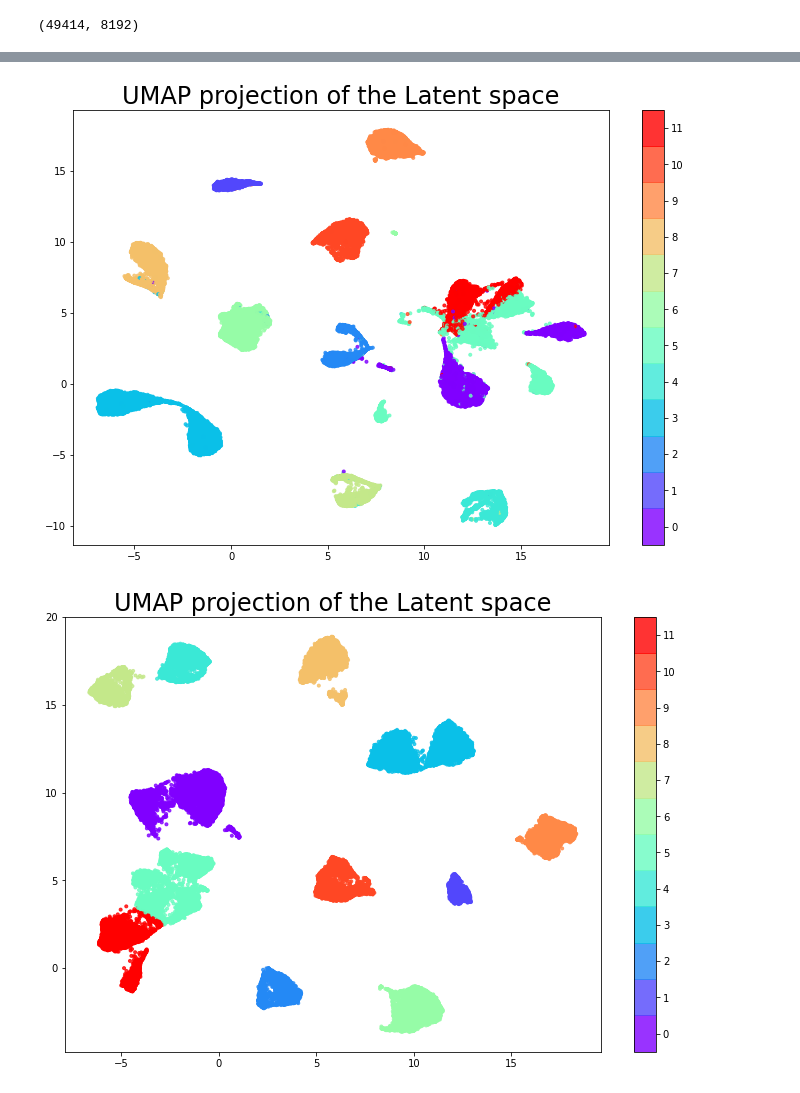
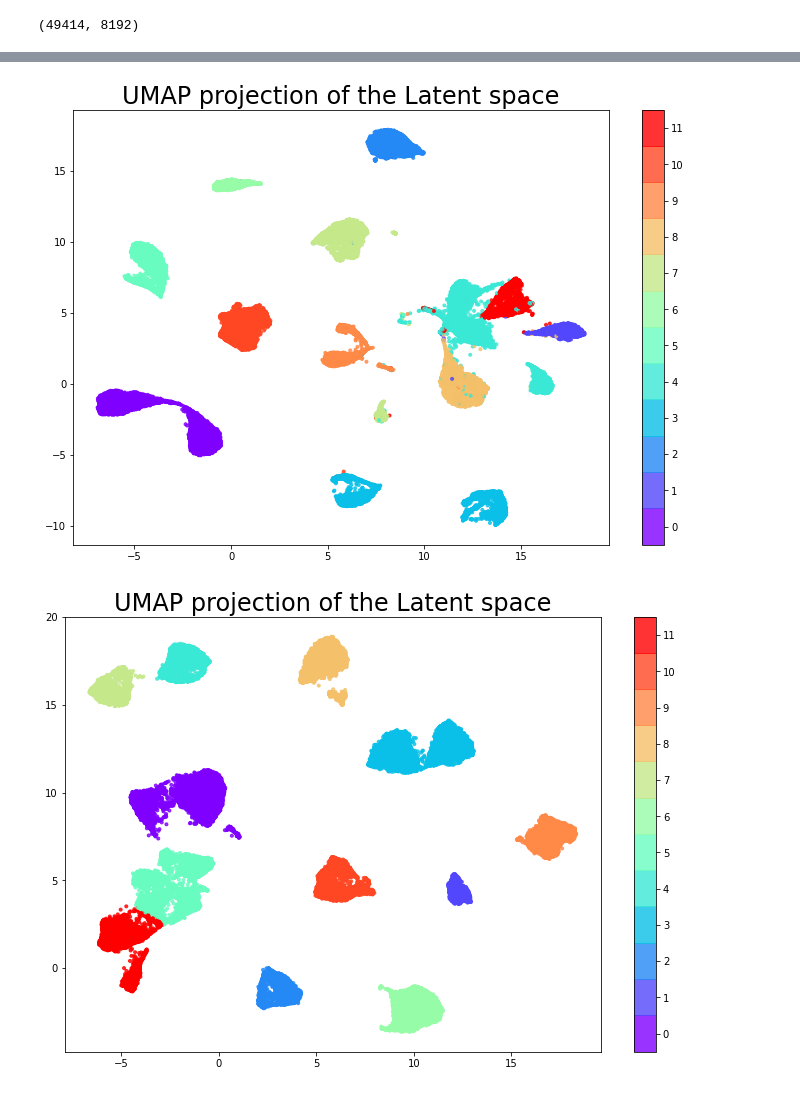
Before and after one commit to yebiny/Songbird-clusturing, a Jupyter notebook: 4-UMAP/4-Umap.ipynb, the cells around one changed output, grey strips where cells are left out. Cells and saved outputs as stored; diff of their text form; code cells hidden in the pictures.

```diff
--- a/4-UMAP/4-Umap.ipynb
+++ b/4-UMAP/4-Umap.ipynb
@@ -7,3 +8,0 @@ resdir10='../5-Results/train_0729/lat_10/'
-# %%
-ua10 = UmapAnalysis(datadir, resdir10)
-ua2 = UmapAnalysis(datadir, resdir2)
@@ -15,0 +15,4 @@ umaped2 = ua2.umap_embedding(ua2.xlat, 1)
+# %%
+ua = UmapAnalysis(datadir, resdir)
+# %%
+umaped = ua.umap_embedding(ua.xlat)
@@ -15,0 +21,2 @@ umaped2 = ua2.umap_embedding(ua2.xlat, 1)
+# %%
+labels = ua.kmeans_clustering(umaped, 9)
@@ -33,5 +51,5 @@ labels2= ua2.kmeans_clustering(umaped2, 12, 1)
 # %%
-ua10.plot_projection(umaped, labels10)
+ua10.plot_projection(umaped, labels)
 # %% [output]
-[figure, old version]
+[figure, new version]
 # %%
```
Also changed, not shown: parts of 16 cells of this notebook, 4 other files.
